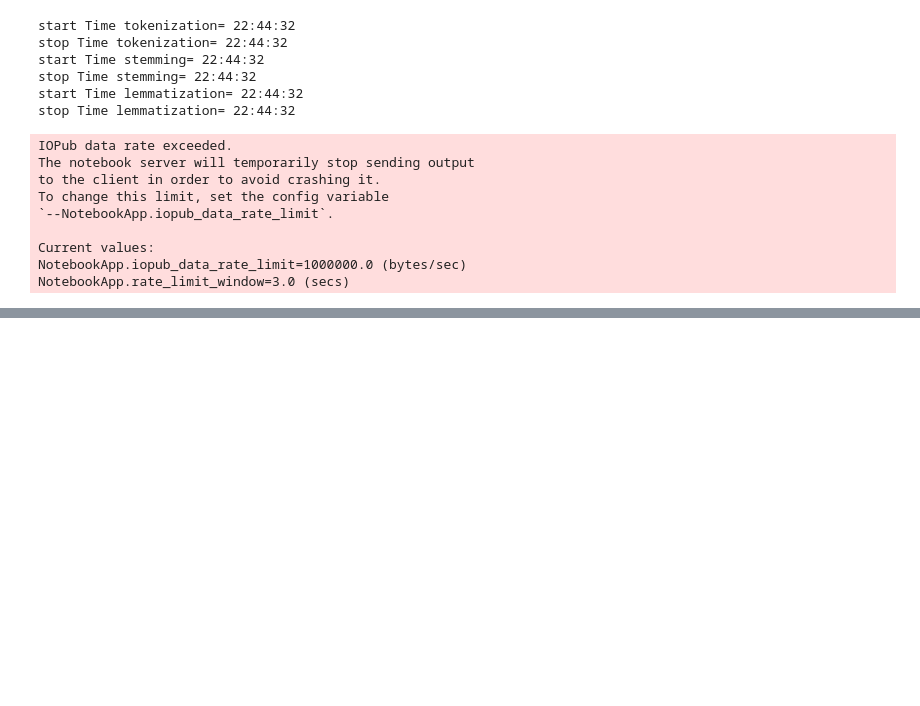
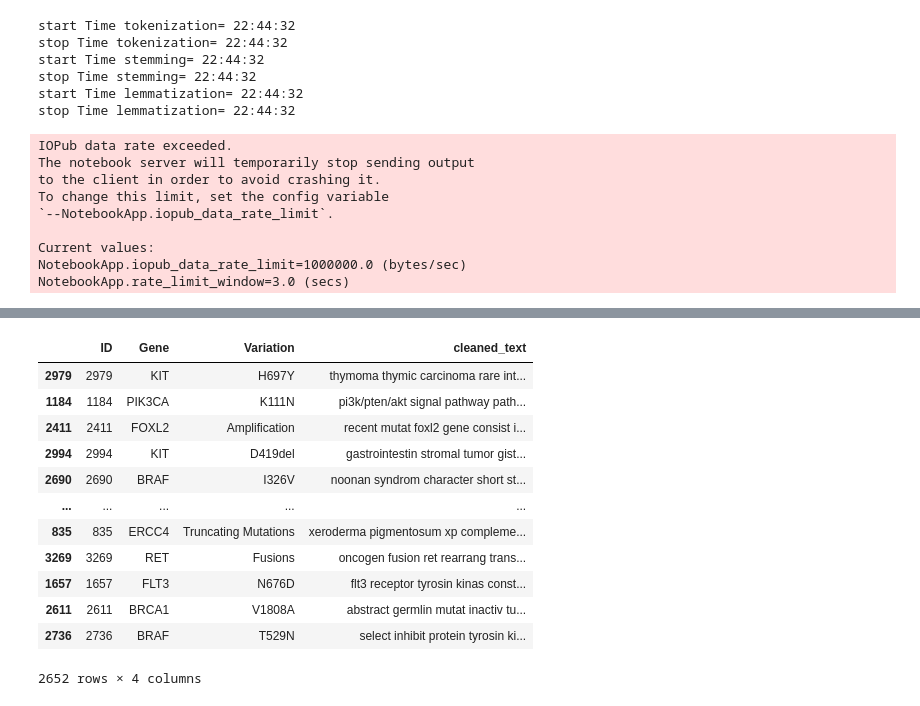
Before and after one commit to surendhar-1706/Classification_of_cancer_mutants, a Jupyter notebook: Cancer_Mutant.ipynb, the cells around one changed output, grey strips where cells are left out. Drawn from its saved outputs; the diff is of its cells as text; code cells hidden in the pictures; blank space fills up the shorter version.

```diff
--- a/Cancer_Mutant.ipynb
+++ b/Cancer_Mutant.ipynb
@@ -241,0 +297,21 @@ pickle_out1.close()
+# %%
+#train test split dataset
+from sklearn.model_selection import train_test_split
+
+x_train, x_test, y_train, y_test = train_test_split(inputs, target, test_size=.2, random_state=0)
+# %%
+x_train
+# %% [output]
+|  | ID | Gene | Variation | cleaned_text |
+| 2979 | 2979 | KIT | H697Y | thymoma thymic carcinoma rare int... |
+| 1184 | 1184 | PIK3CA | K111N | pi3k/pten/akt signal pathway path... |
+| 2411 | 2411 | FOXL2 | Amplification | recent mutat foxl2 gene consist i... |
+| 2994 | 2994 | KIT | D419del | gastrointestin stromal tumor gist... |
+| 2690 | 2690 | BRAF | I326V | noonan syndrom character short st... |
+| ... | ... | ... | ... | ... |
+| 835 | 835 | ERCC4 | Truncating Mutations | xeroderma pigmentosum xp compleme... |
+| 3269 | 3269 | RET | Fusions | oncogen fusion ret rearrang trans... |
+| 1657 | 1657 | FLT3 | N676D | flt3 receptor tyrosin kinas const... |
+| 2611 | 2611 | BRCA1 | V1808A | abstract germlin mutat inactiv tu... |
+| 2736 | 2736 | BRAF | T529N | select inhibit protein tyrosin ki... |
+2652 rows × 4 columns
```
Also changed, not shown: parts of 25 cells of this notebook, 1 other file.
